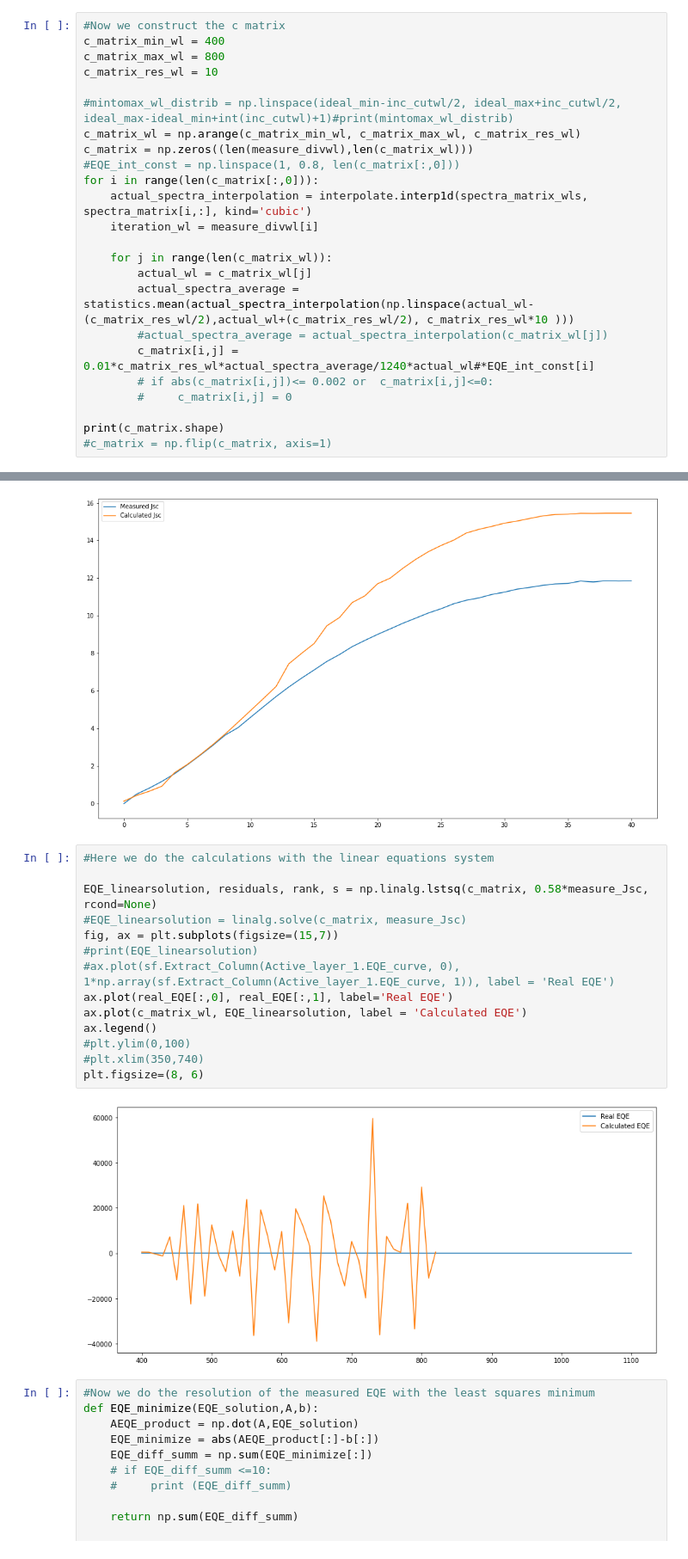
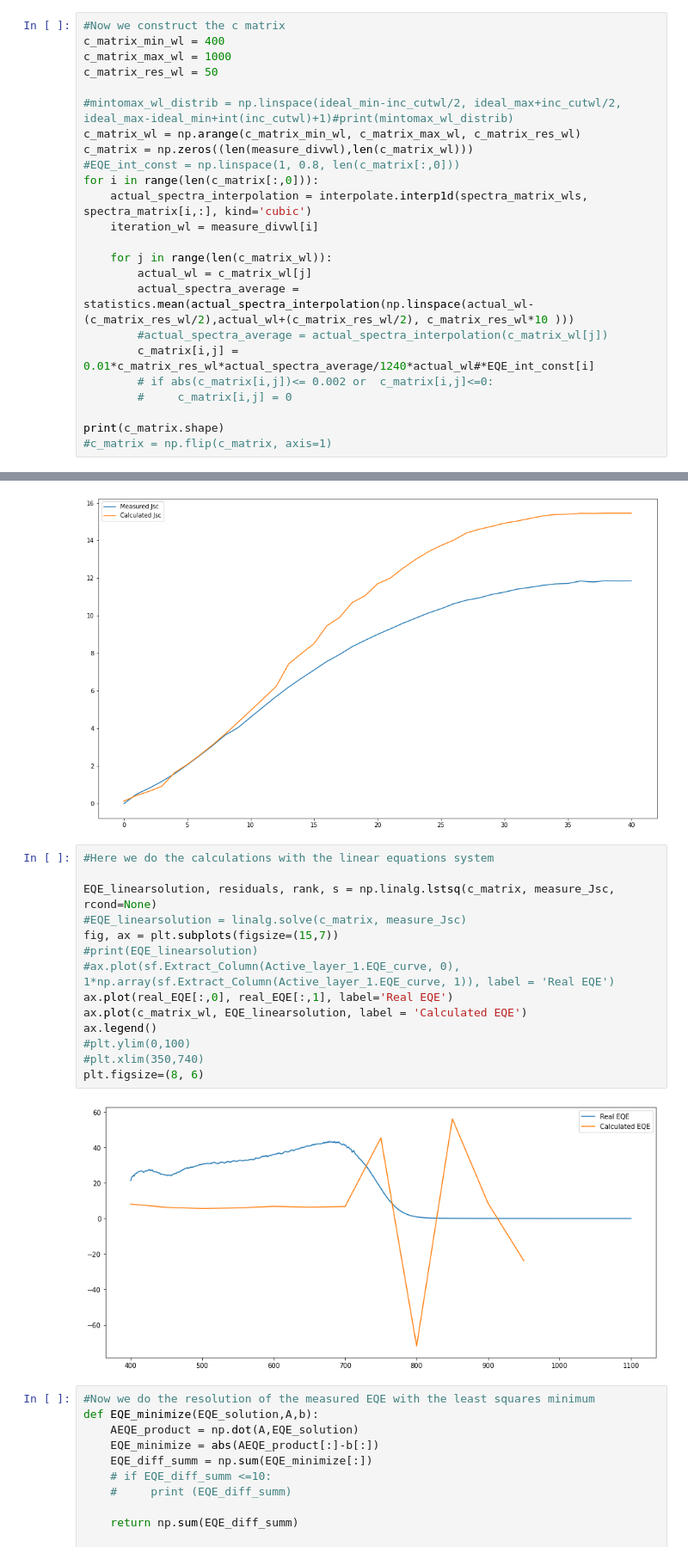
Before and after one commit to mcasademont9/SOLS-EQE, a Jupyter notebook: Numeric method - first try/EQE_tesing_numerical_solution_alejandroway.ipynb, the cells around one changed output, grey strips where cells are left out. Shown at 86% size. Drawn from its saved outputs; the diff is of its cells as text.

```diff
--- a/Numeric method - first try/EQE_tesing_numerical_solution_alejandroway.ipynb
+++ b/Numeric method - first try/EQE_tesing_numerical_solution_alejandroway.ipynb
@@ -100,8 +100,8 @@ for i in range(len(measure_divwl)):
 # %%
 #Now we construct the c matrix
 c_matrix_min_wl = 400
-c_matrix_max_wl = 800
-c_matrix_res_wl = 10
+c_matrix_max_wl = 1000
+c_matrix_res_wl = 50
 
 #mintomax_wl_distrib = np.linspace(ideal_min-inc_cutwl/2, ideal_max+inc_cutwl/2, ideal_max-ideal_min+int(inc_cutwl)+1)#print(mintomax_wl_distrib)
 c_matrix_wl = np.arange(c_matrix_min_wl, c_matrix_max_wl, c_matrix_res_wl)
@@ -221,19 +221,19 @@ plt.legend()
 # %%
 #Here we do the calculations with the linear equations system
 
-EQE_linearsolution, residuals, rank, s = np.linalg.lstsq(c_matrix, 0.58*measure_Jsc, rcond=None)
+EQE_linearsolution, residuals, rank, s = np.linalg.lstsq(c_matrix, measure_Jsc, rcond=None)
 #EQE_linearsolution = linalg.solve(c_matrix, measure_Jsc)
 fig, ax = plt.subplots(figsize=(15,7))
 #print(EQE_linearsolution)
 #ax.plot(sf.Extract_Column(Active_layer_1.EQE_curve, 0), 1*np.array(sf.Extract_Column(Active_layer_1.EQE_curve, 1)), label = 'Real EQE')
 ax.plot(real_EQE[:,0], real_EQE[:,1], label='Real EQE')
 ax.plot(c_matrix_wl, EQE_linearsolution, label = 'Calculated EQE')
 ax.legend()
 #plt.ylim(0,100)
 #plt.xlim(350,740)
 plt.figsize=(8, 6)
 # %% [output]
-[figure, old version]
+[figure, new version]
 # %%
 #Now we do the resolution of the measured EQE with the least squares minimum
 def EQE_minimize(EQE_solution,A,b):
```
Also changed, not shown: parts of 5 cells of this notebook.
